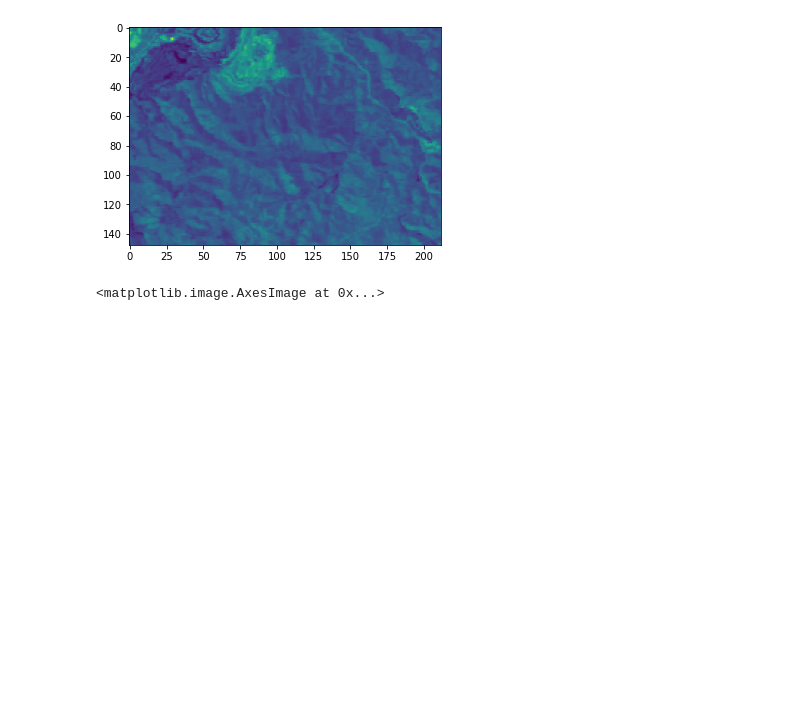
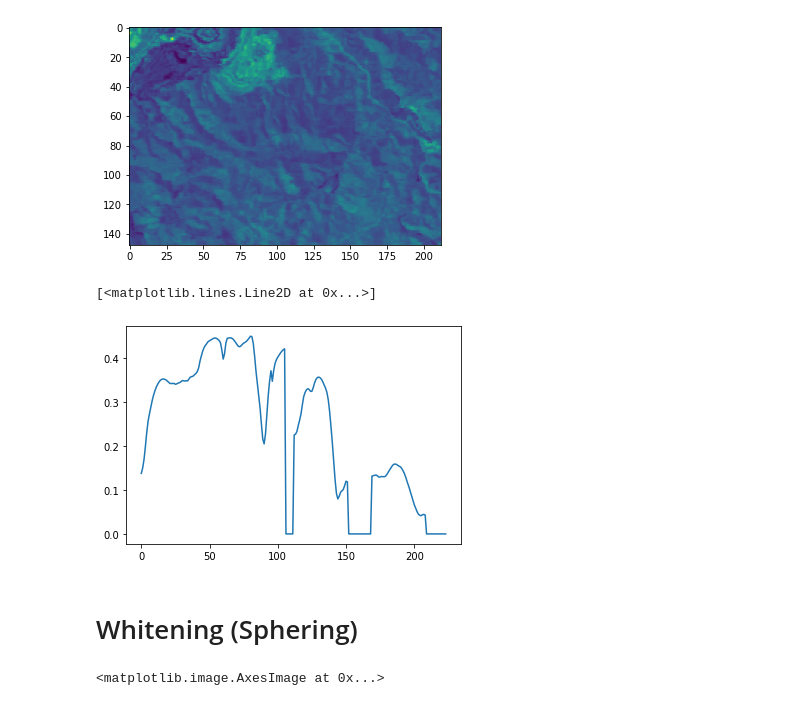
Before and after one commit to azavea/nasa-hyperspectral, a Jupyter notebook: src/hyperspectral/notebooks/PCA_whitening.ipynb, the cells around one changed output. Drawn from its saved outputs; the diff is of its cells as text; code cells hidden in the pictures; blank space fills up the shorter version.

```diff
--- a/src/hyperspectral/notebooks/PCA_whitening.ipynb
+++ b/src/hyperspectral/notebooks/PCA_whitening.ipynb
@@ -22,6 +24,13 @@ print(clear.shape)
 # %% [output]
 (148, 212, 224)
 [figure]
+# %%
+plt.plot(plastic)
+# %% [output]
+[<matplotlib.lines.Line2D at 0x...>]
+[figure, added]
+# %% [markdown]
+# Whitening (Sphering) #
 # %%
 def whitening_matrix(m):
     old_shape = m.shape
```
Also changed, not shown: parts of 40 cells of this notebook.
